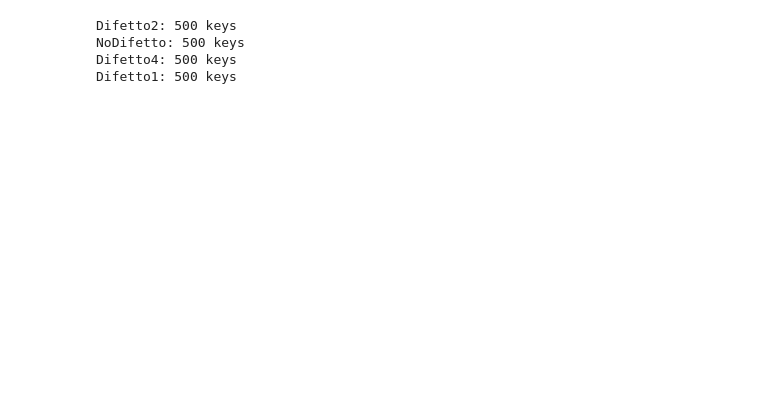
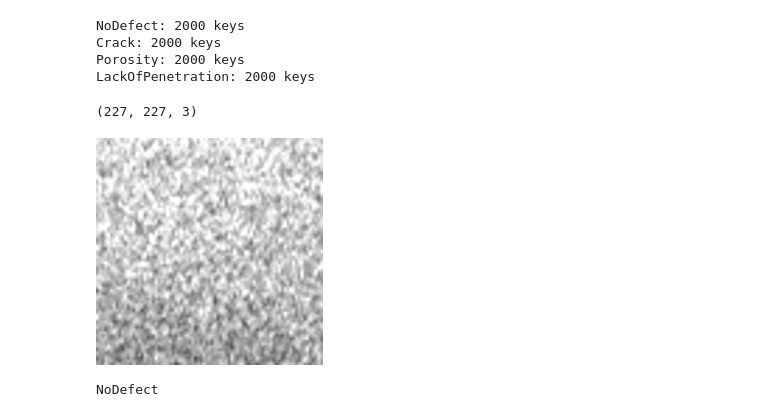
Before and after one commit to WeldDefectDC/WeldDefectCNN, a Jupyter notebook: LoadDataset.ipynb, the cells around one changed output. Cells and saved outputs as stored; diff of their text form; code cells hidden in the pictures; blank space fills up the shorter version.

```diff
--- a/LoadDataset.ipynb
+++ b/LoadDataset.ipynb
@@ -52,7 +85,7 @@ def stratified_sampling(root_dir, num_samples=500, seed=None):
 
 
 # Usage
-sampled_data = stratified_sampling(train_folder, num_samples=500, seed=42)
+sampled_data = stratified_sampling(train_folder, num_samples=2000, seed=42)
 
 count_per_class = {}
 
@@ -64,7 +97,48 @@ for class_label in sampled_data.values():
 for class_label, count in count_per_class.items():
     print(f'{class_label}: {count} keys')
 # %% [output]
-Difetto2: 500 keys
-NoDifetto: 500 keys
-Difetto4: 500 keys
-Difetto1: 500 keys
+NoDefect: 2000 keys
+Crack: 2000 keys
+Porosity: 2000 keys
+LackOfPenetration: 2000 keys
+# %%
+def load_image(args):
+    url, label = args
+    img = cv.imread(url)
+    return img, label
+
+def load_images_parallel(data_dict):
+    with ThreadPoolExecutor() as executor:
+        results = list(executor.map(load_image, data_dict.items()))
+
+    images, labels = zip(*results)
+    return np.array(images), np.array(labels)
+# %%
+
+def generate_train_test(data_dict):
+    X_list = []
+    y_labels = []
+
+    for url, label in data_dict.items():
+        X_list.append(url)
+        y_labels.append(label)
+
+    X, y = load_images_parallel(data_dict)
+
+    X_train, X_test, y_train, y_test = train_test_split(X, y, test_size=0.2, random_state=42, stratify=y)
+
+    return X_train, X_test, y_train, y_test
+
+x,y,z,t = generate_train_test(sampled_data)
+
+print(np.shape(x[0]))
+
+cv2_imshow(x[0])
+print(z[0])
+
+# y_test_encoded = to_categorical(t, num_classes = 4)
+# y_train_encoded = to_categorical(z, num_classes = 4)
+# %% [output]
+(227, 227, 3)
+[figure, added]
+NoDefect
```
Also changed, not shown: parts of 6 cells of this notebook.
